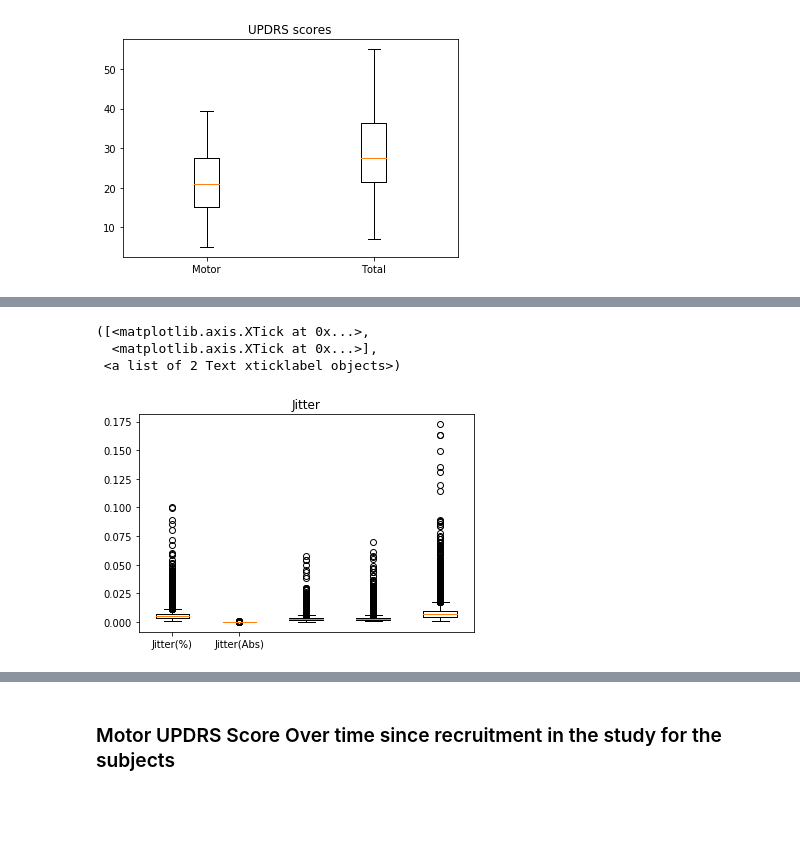
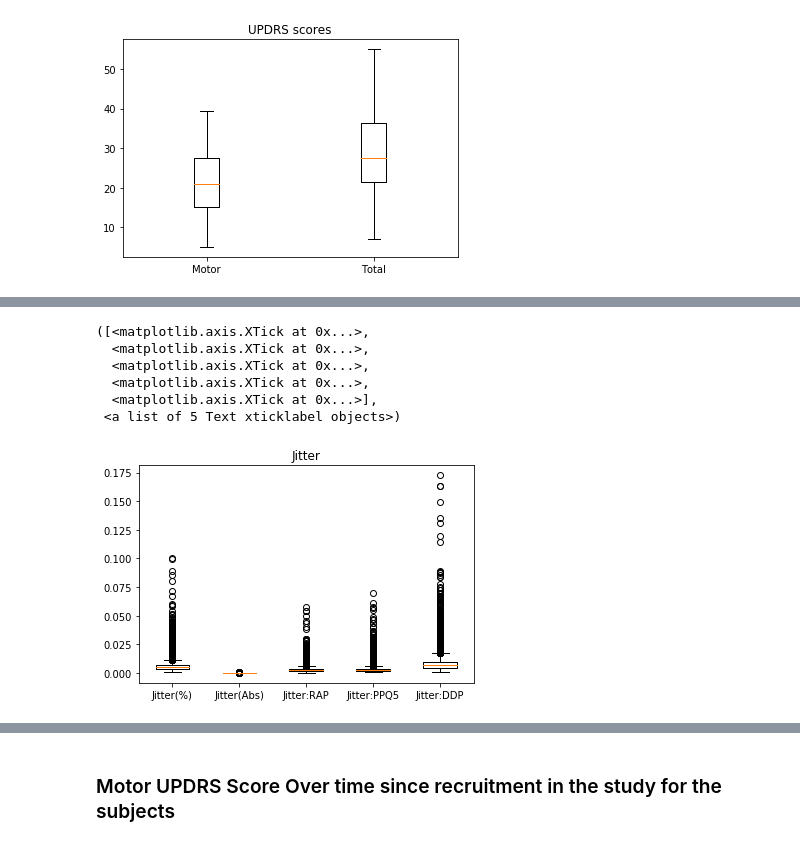
Before and after one commit to Mymoza/DataMining-UPDRS, a Jupyter notebook: UPDRS.ipynb, the cells around one changed output, grey strips where cells are left out. Cells and saved outputs as stored; diff of their text form; code cells hidden in the pictures; blank space fills up the shorter version.

```diff
--- a/UPDRS.ipynb
+++ b/UPDRS.ipynb
@@ -260,14 +285,17 @@ plt.xticks([1, 2], ['Shimmer', 'Shimmer(dB)', 'Shimmer:APQ3', 'Shimmer:APQ5', 'S
 # %%
 # Jitter
 
 data = [df['Jitter(%)'],df['Jitter(Abs)'], df['Jitter:RAP'], df['Jitter:PPQ5'], df['Jitter:DDP']]
 
 fig1, ax1 = plt.subplots()
 ax1.set_title('Jitter')
 ax1.boxplot(data)
-plt.xticks([1, 2], ['Jitter(%)', 'Jitter(Abs)', 'Jitter:RAP', 'Jitter:PPQ5', 'Jitter:DDP'])
+plt.xticks([1, 2, 3, 4, 5], ['Jitter(%)', 'Jitter(Abs)', 'Jitter:RAP', 'Jitter:PPQ5', 'Jitter:DDP'])
 # %% [output]
 ([<matplotlib.axis.XTick at 0x...>,
+  <matplotlib.axis.XTick at 0x...>,
+  <matplotlib.axis.XTick at 0x...>,
+  <matplotlib.axis.XTick at 0x...>,
   <matplotlib.axis.XTick at 0x...>],
- <a list of 2 Text xticklabel objects>)
+ <a list of 5 Text xticklabel objects>)
-[figure, old version]
+[figure, new version]
```
Also changed, not shown: parts of 5 cells of this notebook.
